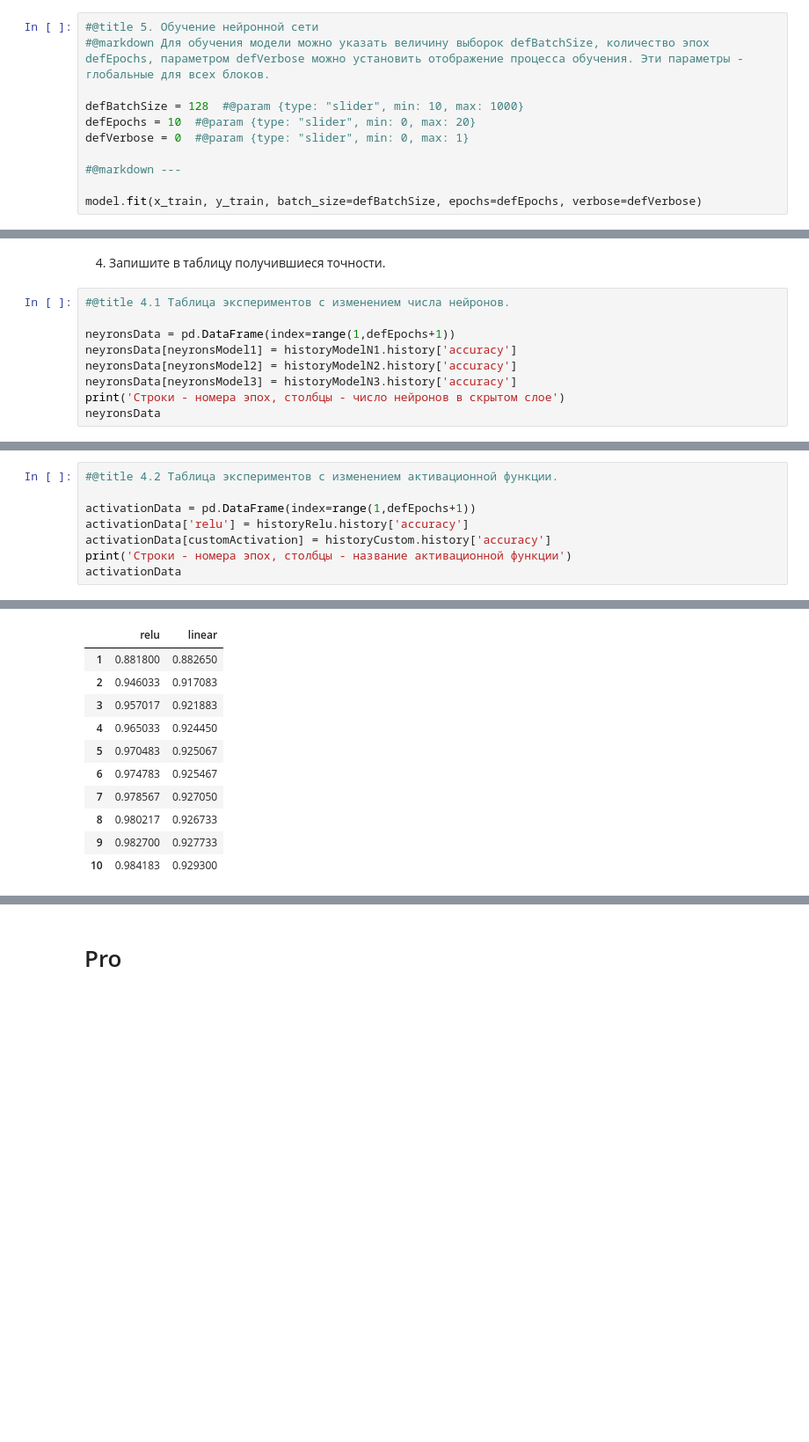
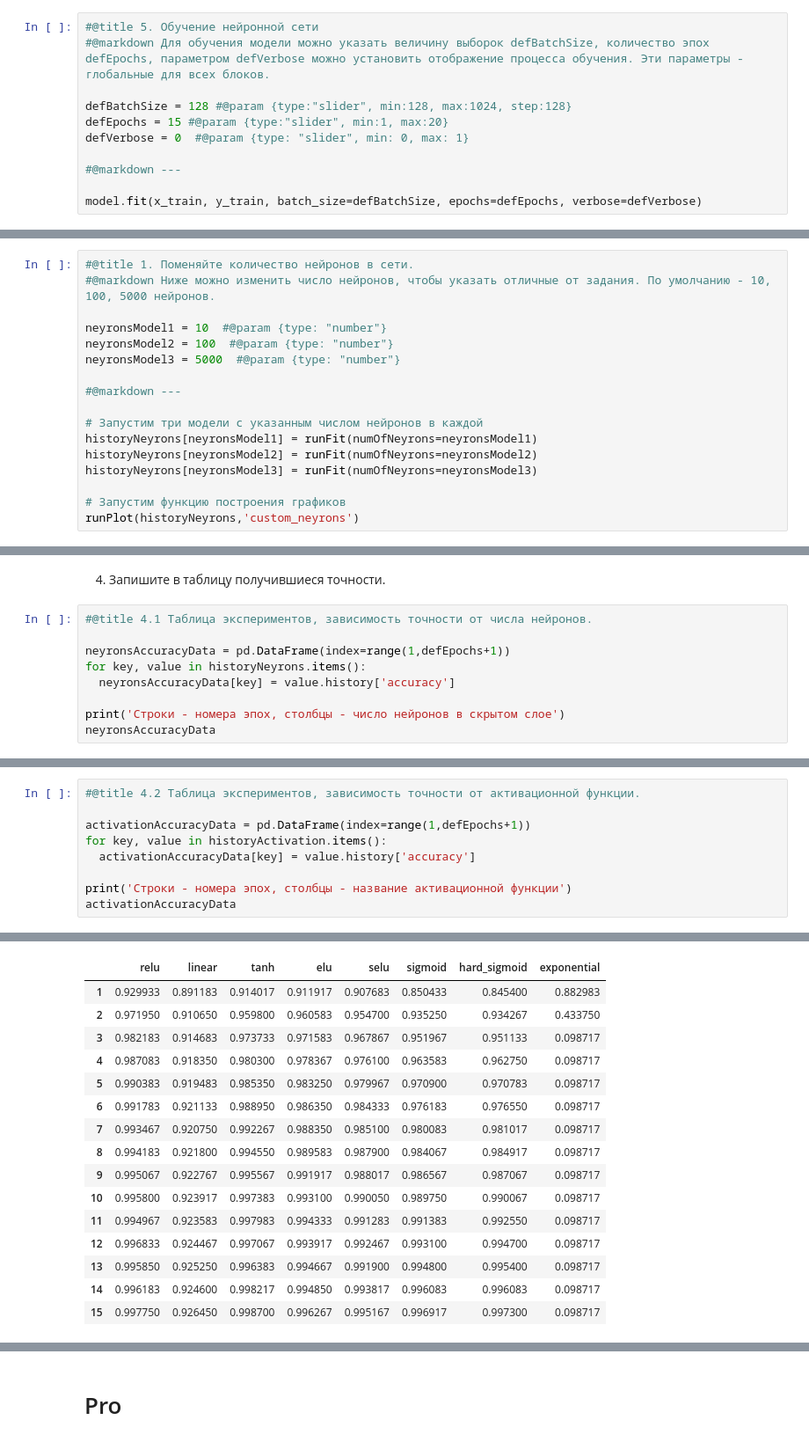
Before and after one commit to glukonatic/mystudy, a Jupyter notebook: III_PRO_01.ipynb, the cells around one changed output, grey strips where cells are left out. Shown at 88% size. Saved outputs shown, nothing was run; the diff lists cells and outputs as text; blank space fills up the shorter version.

```diff
--- a/III_PRO_01.ipynb
+++ b/III_PRO_01.ipynb
@@ -75,8 +95,8 @@ model.compile(loss="categorical_crossentropy", optimizer="adam", metrics=["accur
 #@title 5. Обучение нейронной сети
 #@markdown Для обучения модели можно указать величину выборок defBatchSize, количество эпох defEpochs, параметром defVerbose можно установить отображение процесса обучения. Эти параметры - глобальные для всех блоков.
 
-defBatchSize = 128  #@param {type: "slider", min: 10, max: 1000}
-defEpochs = 10  #@param {type: "slider", min: 0, max: 20}
+defBatchSize = 128 #@param {type:"slider", min:128, max:1024, step:128}
+defEpochs = 15 #@param {type:"slider", min:1, max:20}
 defVerbose = 0  #@param {type: "slider", min: 0, max: 1}
 
 #@markdown ---
@@ -276,0 +205,17 @@ ax2.legend(labels, loc='lower right')
+# %%
+#@title 1. Поменяйте количество нейронов в сети.
+#@markdown Ниже можно изменить число нейронов, чтобы указать отличные от задания. По умолчанию - 10, 100, 5000 нейронов.
+
+neyronsModel1 = 10  #@param {type: "number"}
+neyronsModel2 = 100  #@param {type: "number"}
+neyronsModel3 = 5000  #@param {type: "number"}
+
+#@markdown ---
+
+# Запустим три модели с указанным числом нейронов в каждой
+historyNeyrons[neyronsModel1] = runFit(numOfNeyrons=neyronsModel1)
+historyNeyrons[neyronsModel2] = runFit(numOfNeyrons=neyronsModel2)
+historyNeyrons[neyronsModel3] = runFit(numOfNeyrons=neyronsModel3)
+
+# Запустим функцию построения графиков
+runPlot(historyNeyrons,'custom_neyrons')
@@ -277,13 +324,13 @@ ax2.legend(labels, loc='lower right')
 # %% [markdown]
 4. Запишите в таблицу получившиеся точности.
 # %%
-#@title 4.1 Таблица экспериментов с изменением числа нейронов.
+#@title 4.1 Таблица экспериментов, зависимость точности от числа нейронов.
 
-neyronsData = pd.DataFrame(index=range(1,defEpochs+1))
-neyronsData[neyronsModel1] = historyModelN1.history['accuracy']
-neyronsData[neyronsModel2] = historyModelN2.history['accuracy']
-neyronsData[neyronsModel3] = historyModelN3.history['accuracy']
+neyronsAccuracyData = pd.DataFrame(index=range(1,defEpochs+1))
+for key, value in historyNeyrons.items():
+  neyronsAccuracyData[key] = value.history['accuracy']
+
 print('Строки - номера эпох, столбцы - число нейронов в скрытом слое')
-neyronsData
+neyronsAccuracyData
 # %% [output]
 Строки - номера эпох, столбцы - число нейронов в скрытом слое
@@ -301,24 +353,30 @@ neyronsData
 # %%
-#@title 4.2 Таблица экспериментов с изменением активационной функции.
+#@title 4.2 Таблица экспериментов, зависимость точности от активационной функции.
 
-activationData = pd.DataFrame(index=range(1,defEpochs+1))
-activationData['relu'] = historyRelu.history['accuracy']
-activationData[customActivation] = historyCustom.history['accuracy']
+activationAccuracyData = pd.DataFrame(index=range(1,defEpochs+1))
+for key, value in historyActivation.items():
+  activationAccuracyData[key] = value.history['accuracy']
+
 print('Строки - номера эпох, столбцы - название активационной функции')
-activationData
+activationAccuracyData
 # %% [output]
 Строки - номера эпох, столбцы - название активационной функции
-|  | relu | linear |
-| 1 | 0.881800 | 0.882650 |
-| 2 | 0.946033 | 0.917083 |
-| 3 | 0.957017 | 0.921883 |
-| 4 | 0.965033 | 0.924450 |
-| 5 | 0.970483 | 0.925067 |
-| 6 | 0.974783 | 0.925467 |
-| 7 | 0.978567 | 0.927050 |
-| 8 | 0.980217 | 0.926733 |
-| 9 | 0.982700 | 0.927733 |
-| 10 | 0.984183 | 0.929300 |
+|  | relu | linear | tanh | elu | selu | sigmoid | hard_sigmoid | exponential |
+| 1 | 0.929933 | 0.891183 | 0.914017 | 0.911917 | 0.907683 | 0.850433 | 0.845400 | 0.882983 |
+| 2 | 0.971950 | 0.910650 | 0.959800 | 0.960583 | 0.954700 | 0.935250 | 0.934267 | 0.433750 |
+| 3 | 0.982183 | 0.914683 | 0.973733 | 0.971583 | 0.967867 | 0.951967 | 0.951133 | 0.098717 |
+| 4 | 0.987083 | 0.918350 | 0.980300 | 0.978367 | 0.976100 | 0.963583 | 0.962750 | 0.098717 |
+| 5 | 0.990383 | 0.919483 | 0.985350 | 0.983250 | 0.979967 | 0.970900 | 0.970783 | 0.098717 |
+| 6 | 0.991783 | 0.921133 | 0.988950 | 0.986350 | 0.984333 | 0.976183 | 0.976550 | 0.098717 |
+| 7 | 0.993467 | 0.920750 | 0.992267 | 0.988350 | 0.985100 | 0.980083 | 0.981017 | 0.098717 |
+| 8 | 0.994183 | 0.921800 | 0.994550 | 0.989583 | 0.987900 | 0.984067 | 0.984917 | 0.098717 |
+| 9 | 0.995067 | 0.922767 | 0.995567 | 0.991917 | 0.988017 | 0.986567 | 0.987067 | 0.098717 |
+| 10 | 0.995800 | 0.923917 | 0.997383 | 0.993100 | 0.990050 | 0.989750 | 0.990067 | 0.098717 |
+| 11 | 0.994967 | 0.923583 | 0.997983 | 0.994333 | 0.991283 | 0.991383 | 0.992550 | 0.098717 |
+| 12 | 0.996833 | 0.924467 | 0.997067 | 0.993917 | 0.992467 | 0.993100 | 0.994700 | 0.098717 |
+| 13 | 0.995850 | 0.925250 | 0.996383 | 0.994667 | 0.991900 | 0.994800 | 0.995400 | 0.098717 |
+| 14 | 0.996183 | 0.924600 | 0.998217 | 0.994850 | 0.993817 | 0.996083 | 0.996083 | 0.098717 |
+| 15 | 0.997750 | 0.926450 | 0.998700 | 0.996267 | 0.995167 | 0.996917 | 0.997300 | 0.098717 |
 # %%
 #@title 4.3 Таблица экспериментов с изменением batch_size.
 
```
Also changed, not shown: parts of 21 cells of this notebook.
